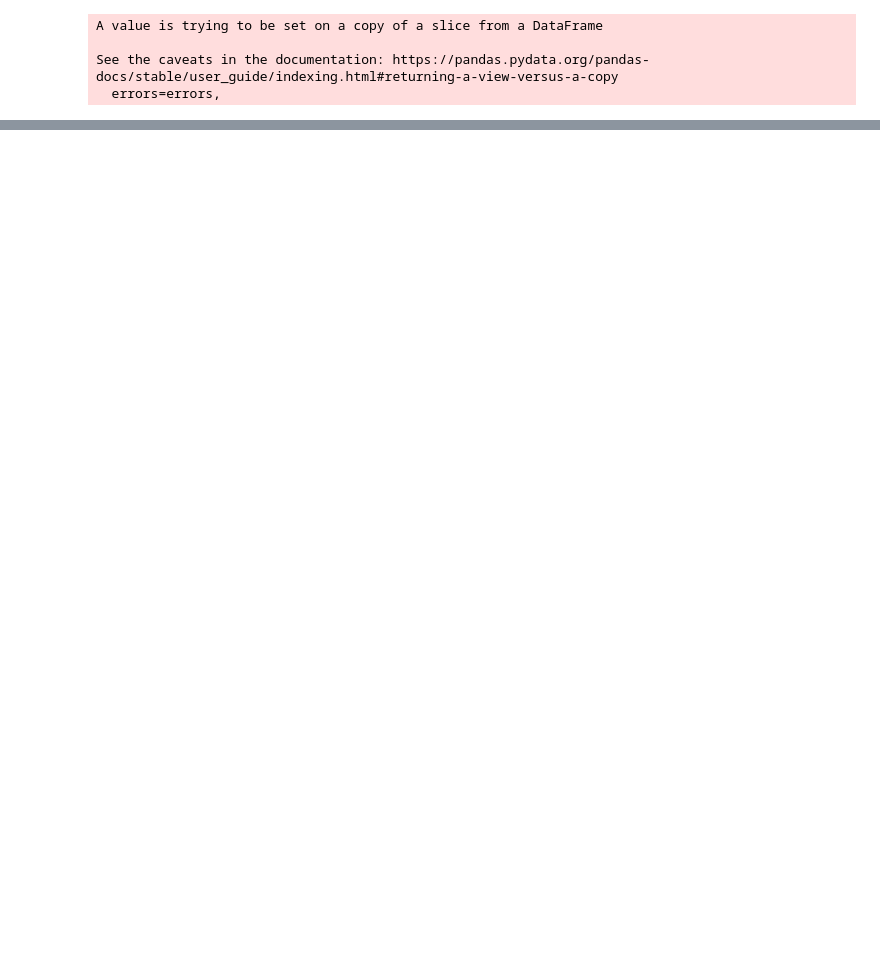
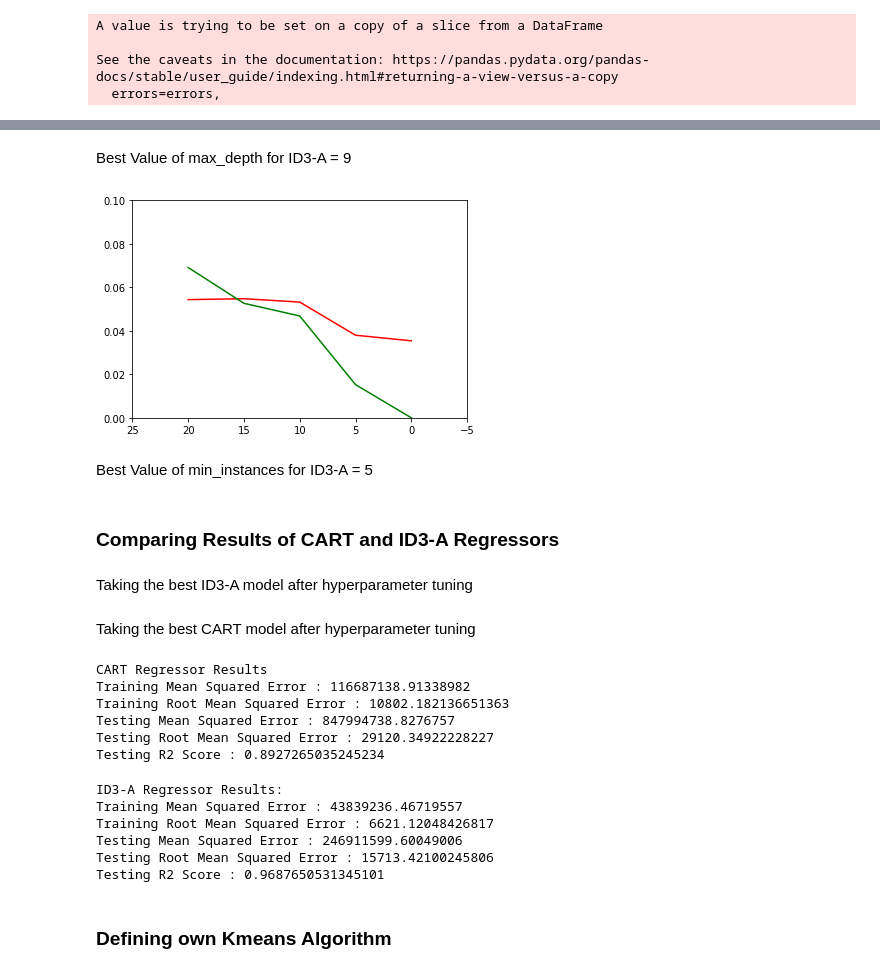
Before and after one commit to shubhamawasthi0301/modified_ID3_algorithm, a Jupyter notebook: Covid_case_detection.ipynb, the cells around one changed output, grey strips where cells are left out. Cells and saved outputs as stored; diff of their text form; code cells hidden in the pictures; blank space fills up the shorter version.

```diff
--- a/Covid_case_detection.ipynb
+++ b/Covid_case_detection.ipynb
@@ -794,0 +939,23 @@ mse(Y_test,Y_hat_test_cart),mse(Y_test,Y_hat_test_cart)**0.5,my_r2_score(Y_test,
+# %% [markdown]
+Best Value of max_depth for ID3-A = 9
+# %%
+min_inst = [30-5*i for i in range(2,7)]
+h_model = ID3_A_regressor()
+rmse_train = []
+rmse_test = []
+for min_instances in min_inst:
+  h_model.fit(X_train,Y_train,min_instances=min_instances)
+  rmse_train.append(rmse(Y_train,h_model.predict(X_train)))
+  rmse_test.append(rmse(Y_test,h_model.predict(X_test)))
+plt.plot(min_inst,rmse_test,'r')
+plt.plot(min_inst,rmse_train,'g')
+plt.axis([25,-5,0,0.1])
+plt.show()
+# %% [output]
+[figure, added]
+# %% [markdown]
+Best Value of min_instances for ID3-A = 5
+# %% [markdown]
+### Comparing Results of CART and ID3-A Regressors
+# %% [markdown]
+Taking the best ID3-A model after hyperparameter tuning
@@ -794,0 +965,2 @@ mse(Y_test,Y_hat_test_cart),mse(Y_test,Y_hat_test_cart)**0.5,my_r2_score(Y_test,
+# %% [markdown]
+Taking the best CART model after hyperparameter tuning
@@ -794,0 +985,30 @@ mse(Y_test,Y_hat_test_cart),mse(Y_test,Y_hat_test_cart)**0.5,my_r2_score(Y_test,
+# %%
+print("CART Regressor Results")
+print("Training Mean Squared Error :", mse(Y_train, Y_hat_train_cart))
+print("Training Root Mean Squared Error :", rmse(Y_train, Y_hat_train_cart))
+print("Testing Mean Squared Error :", mse(Y_test, Y_hat_test_cart))
+print("Testing Root Mean Squared Error :", rmse(Y_test, Y_hat_test_cart))
+print("Testing R2 Score :", r2_score(Y_test,Y_hat_test_cart))
+# %% [output]
+CART Regressor Results
+Training Mean Squared Error : 116687138.91338982
+Training Root Mean Squared Error : 10802.182136651363
+Testing Mean Squared Error : 847994738.8276757
+Testing Root Mean Squared Error : 29120.34922228227
+Testing R2 Score : 0.8927265035245234
+# %%
+print("ID3-A Regressor Results: ")
+print("Training Mean Squared Error :", mse(Y_train, Y_hat_train))
+print("Training Root Mean Squared Error :", rmse(Y_train, Y_hat_train))
+print("Testing Mean Squared Error :", mse(Y_test, Y_hat_test))
+print("Testing Root Mean Squared Error :", rmse(Y_test, Y_hat_test))
+print("Testing R2 Score :", r2_score(Y_test,Y_hat_test))
+# %% [output]
+ID3-A Regressor Results:
+Training Mean Squared Error : 43839236.46719557
+Training Root Mean Squared Error : 6621.12048426817
+Testing Mean Squared Error : 246911599.60049006
+Testing Root Mean Squared Error : 15713.42100245806
+Testing R2 Score : 0.9687650531345101
+# %% [markdown]
+### Defining own Kmeans Algorithm
```
Also changed, not shown: parts of 116 cells of this notebook.
